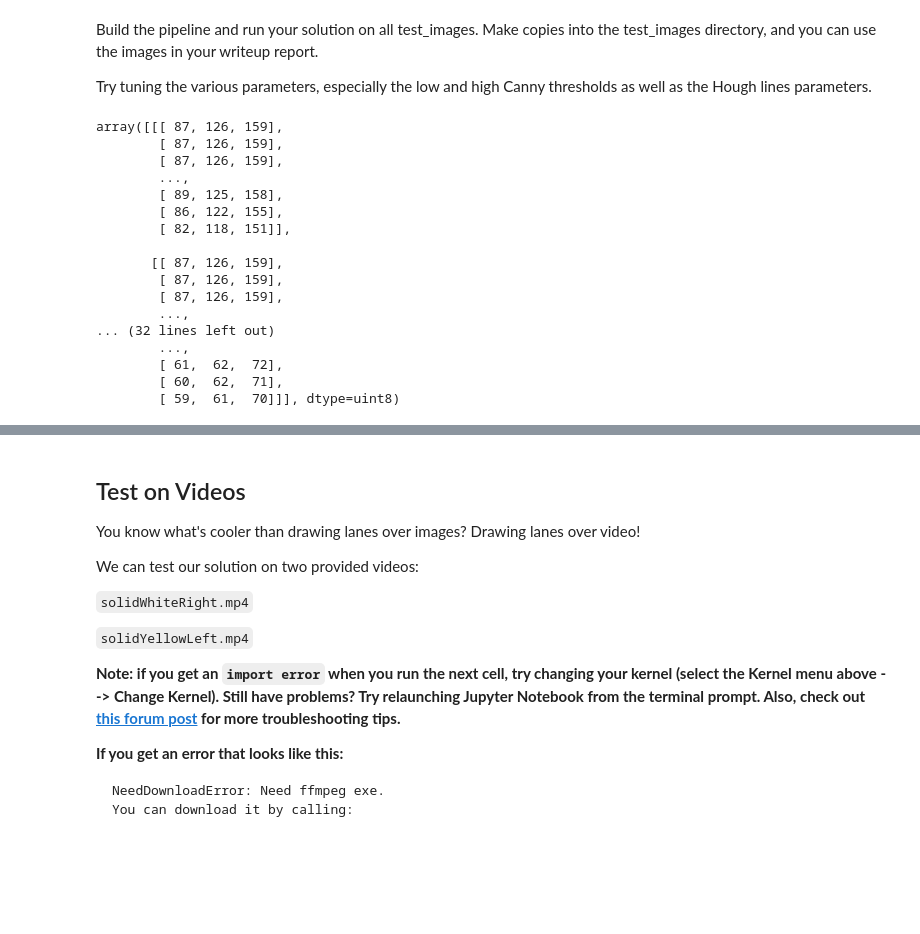
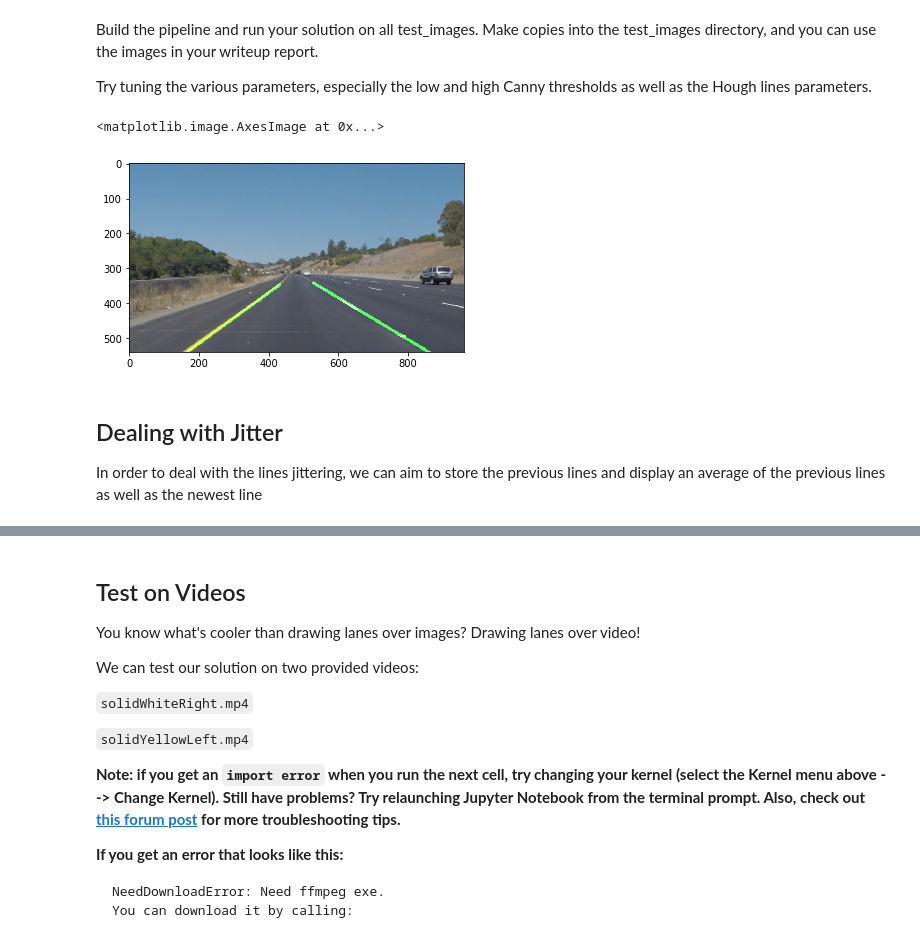
Before and after one commit to jeffwen/sdcnd_find_lanes, a Jupyter notebook: P1.ipynb, the cells around one changed output, grey strips where cells are left out. Cells and saved outputs as stored; diff of their text form; code cells hidden in the pictures; blank space fills up the shorter version.

```diff
--- a/P1.ipynb
+++ b/P1.ipynb
@@ -192,5 +230,0 @@ array([  0.563436  ,  37.75089324])
-# %%
-line_img = np.zeros((image.shape[0], image.shape[1], 3), dtype=np.uint8)
-test_img = cv2.line(line_img, (100, np.int(test[0][0]*100 + test[0][1])), (470, np.int(test[0][0]*470 + test[0][1])), color=[255,0,0], thickness=5)
-final_img = cv2.line(test_img, (490, np.int(test[1][0]*490 + test[1][1])), (1000, np.int(test[1][0]*1000 + test[1][1])), color=[255,0,0], thickness=5)
-plt.imshow(final_img)
@@ -314,27 +299,19 @@ def draw_lines(img, lines, color=[255, 0, 0], thickness=2):
         for x1,y1,x2,y2 in line:
             cv2.line(img, (x1, y1), (x2, y2), color, thickness)
 
-def hough_lines(img, rho, theta, threshold, min_line_len, max_line_gap):
+def hough_lines(img, rho, theta, threshold, min_line_len, max_line_gap, color = [0,255,0], thickness = 10):
     """
     `img` should be the output of a Canny transform.
 
     Returns an image with hough lines drawn.
     """
-    lines = cv2.HoughLinesP(img, rho, theta, threshold, np.array([]), minLineLength=min_line_len, maxLineGap=max_line_gap)
-    line_img = np.zeros((img.shape[0], img.shape[1], 3), dtype=np.uint8)
+    lines = cv2.HoughLinesP(img, rho, theta, threshold, minLineLength=min_line_len, maxLineGap=max_line_gap)
 
-    ## obtaining positive and negative lane lines
-    pos_lines, neg_lines = pos_neg_lines(lines)
-
-    ## draw hough lines
-#     draw_lines(line_img, pos_lines, [255,0,0])
-#     draw_lines(line_img, neg_lines,[0,255,0])
-
-    return line_img, pos_lines, neg_lines, lines ## TEMP REMOVE LINES
+    return lines
 
 # Python 3 has support for cool math symbols.
 
-def weighted_img(img, initial_img, α=0.8, β=1., λ=0.):
+def weighted_img(img, initial_img, α=.9, β=0.95, λ=0.):
     """
     `img` is the output of the hough_lines(), An image with lines drawn on it.
     Should be a blank image (all black) with lines drawn on it.
@@ -414,29 +396,24 @@ def pipeline(image):
 # %%
 # TODO: Build your pipeline that will draw lane lines on the test_images
 # then save them to the test_images directory.
 
 ## store image list
 images_list = os.listdir("test_images/")
+image = mpimg.imread("test_images/" + images_list[7])
 
-image = mpimg.imread("test_images/" + images_list[0])
+## generate processed version of each image
+for idx_path in images_list:
+    if idx_path != ".DS_Store":
+        image_to_process = mpimg.imread("test_images/" + idx_path)
+        processed_image = pipeline(image_to_process)
+        RGB_img = cv2.cvtColor(processed_image, cv2.COLOR_BGR2RGB)
+        cv2.imwrite("test_images/"+idx_path+"_processed.jpg",RGB_img)
 
 ## run pipeline
-pipeline(image)
+plt.imshow(pipeline(image))
 # %% [output]
-array([[[ 87, 126, 159],
-        [ 87, 126, 159],
-        [ 87, 126, 159],
-        ...,
-        [ 89, 125, 158],
-        [ 86, 122, 155],
-        [ 82, 118, 151]],
-
-       [[ 87, 126, 159],
-        [ 87, 126, 159],
-        [ 87, 126, 159],
-        ...,
-... (32 lines left out)
-        ...,
-        [ 61,  62,  72],
-        [ 60,  62,  71],
-        [ 59,  61,  70]]], dtype=uint8)
+<matplotlib.image.AxesImage at 0x...>
+[figure, added]
+# %% [markdown]
+## Dealing with Jitter
+In order to deal with the lines jittering, we can aim to store the previous lines and display an average of the previous lines as well as the newest line
```
Also changed, not shown: parts of 16 cells of this notebook, 22 other files.
